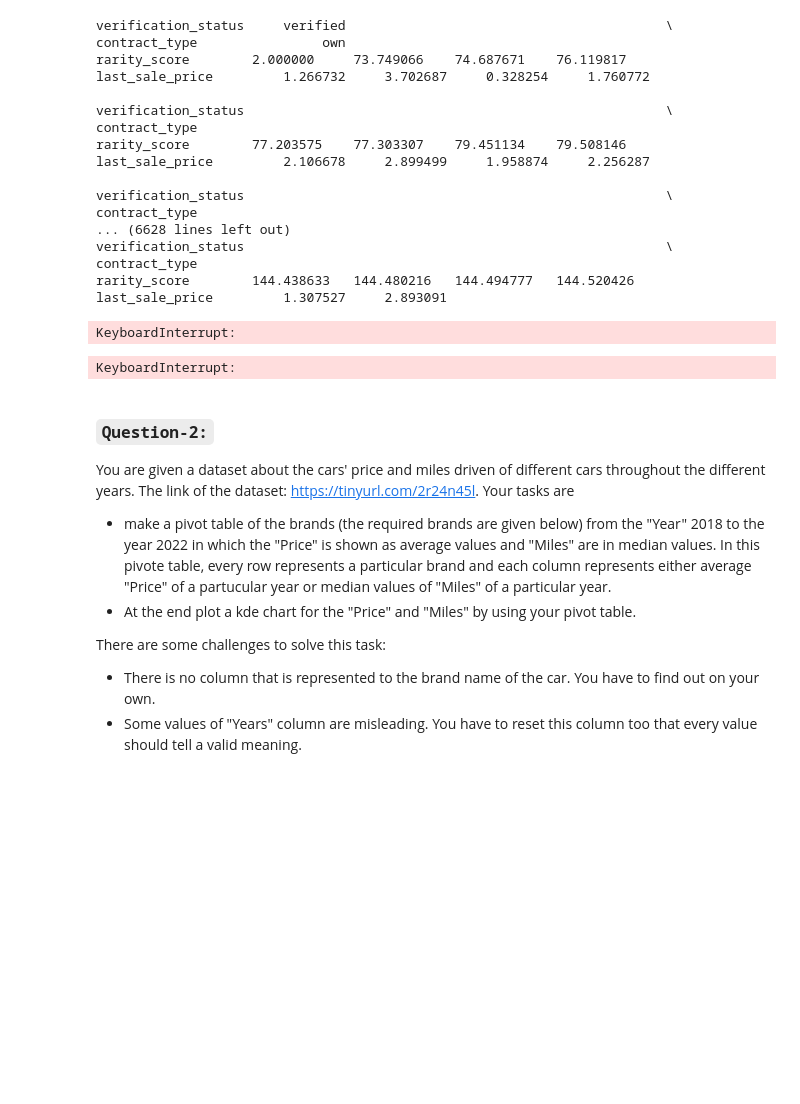
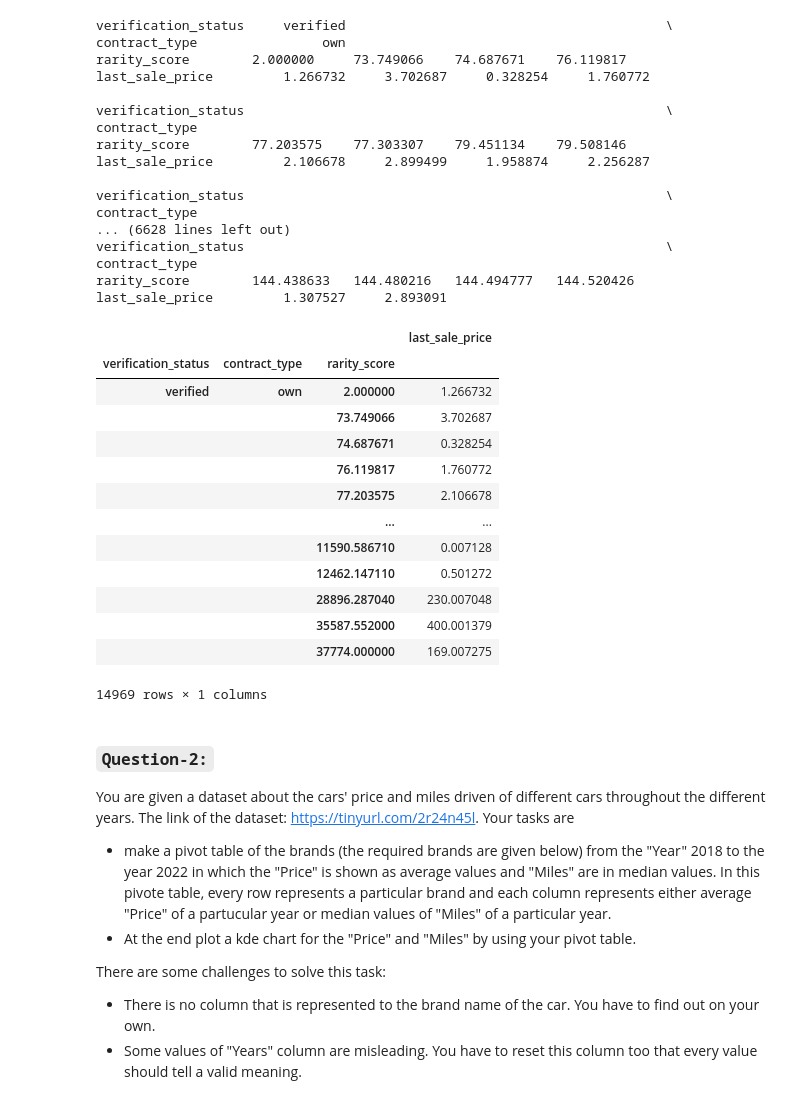
Before and after one commit to Akash11gavhane/Python, a Jupyter notebook: Pandas/task_22.ipynb, the cells around one changed output. Drawn from its saved outputs; the diff is of its cells as text; code cells hidden in the pictures; blank space fills up the shorter version.

```diff
--- a/Pandas/task_22.ipynb
+++ b/Pandas/task_22.ipynb
@@ -47,14 +47,30 @@ verification_status                                                      \
 contract_type
 rarity_score        144.438633   144.480216   144.494777   144.520426
 last_sale_price         1.307527     2.893091
-# %%
-nft.pivot_table(index = 'verification_status' , columns=['contract_type' , 'rarity_score' , 'last_sale_price'])
-# %% [output]
-KeyboardInterrupt:
-# %%
-nft.pivot_table(index = 'verification_status' , columns=['contract_type' , 'rarity_score' , 'last_sale_price'])
-# %% [output]
-KeyboardInterrupt:
+# %%
+pivot_table = pd.pivot_table(
+    data=nft,
+    values='last_sale_price',  # Column to aggregate/summarize
+    index=['verification_status', 'contract_type', 'rarity_score'],  # Rows of the pivot table
+    aggfunc='sum'  # Aggregation function (summing the last_sale_price)
+)
+
+pivot_table
+# %% [output]
+|  |  |  | last_sale_price |
+| verification_status | contract_type | rarity_score |  |
+| verified | own | 2.000000 | 1.266732 |
+|  |  | 73.749066 | 3.702687 |
+|  |  | 74.687671 | 0.328254 |
+|  |  | 76.119817 | 1.760772 |
+|  |  | 77.203575 | 2.106678 |
+|  |  | ... | ... |
+|  |  | 11590.586710 | 0.007128 |
+|  |  | 12462.147110 | 0.501272 |
+|  |  | 28896.287040 | 230.007048 |
+|  |  | 35587.552000 | 400.001379 |
+|  |  | 37774.000000 | 169.007275 |
+14969 rows × 1 columns
 # %% [markdown]
 ### `Question-2:`
 
```
Also changed, not shown: parts of 2 cells of this notebook, 3 other files.
